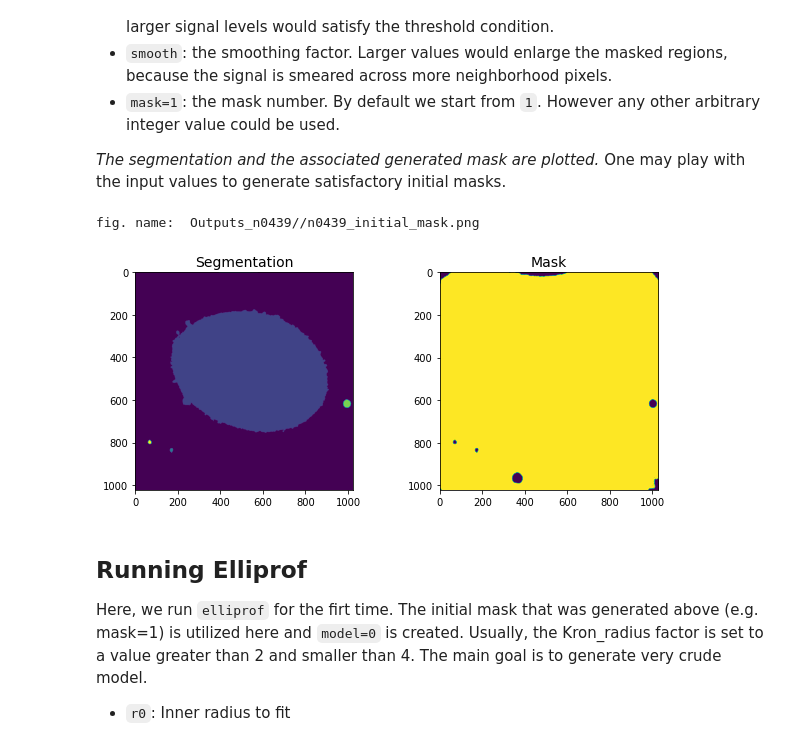
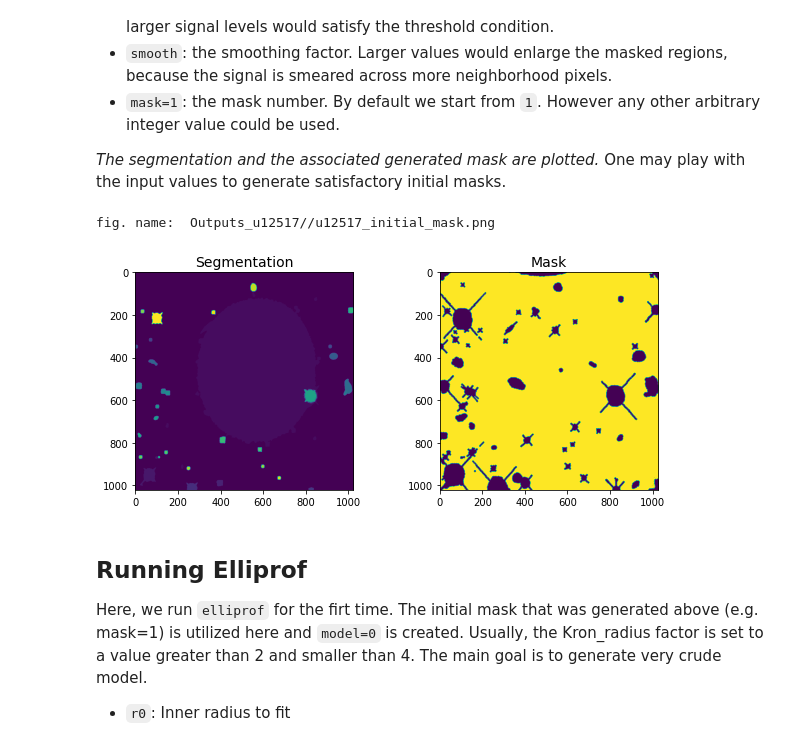
Before and after one commit to ekourkchi/old-SBF, a Jupyter notebook: User_Interface.ipynb, the cells around one changed output. Saved outputs shown, nothing was run; the diff lists cells and outputs as text; code cells hidden in the pictures.

Commit message:
adding masks, revising how sextractor find images

```diff
--- a/User_Interface.ipynb
+++ b/User_Interface.ipynb
@@ -111,8 +111,8 @@ def get_f(obj, r0, r1, nr):
 inFolder = '/media/Data/Home/PanStarrs/Jan/HI/augment/SBF/wfc3-16262/'
 # %%
 # obj = ellOBJ("n0679")
-# obj = ellOBJ("u12517")
-obj = ellOBJ("n0439")
+obj = ellOBJ("u12517")
+# obj = ellOBJ("n0439")
 
 
 # obj = ellOBJ("n3308", inFolder=inFolder)
@@ -191,18 +191,28 @@ One may play with the input values to generate satisfactory initial masks.
 # %%
 ax1, ax2 = obj.naive_Sextract(minArea=200, thresh=3, mask=0, smooth=5)
 ax1.set_title("Segmentation", fontsize=14)
 
 obj.addMasks(maskList=[0], mask=1)
+
+## improting Dmask and add it to the initial mask we find using
+## a crude SExtractor run
+Dmask =  obj.inFolder+'{}/{}j.dmask'.format(obj.name, obj.name)
+if os.path.exists(Dmask):
+    obj.inputMaks(Dmask, mask=0)
+    obj.addMasks(maskList=[0,1], mask=1)
+else:
+    print(Dmask+" doesn't exist.")
+
 im, h = obj.maskOpen(mask=1)
 ax2.imshow(np.flipud(im))
 ax2.set_title("Mask", fontsize=14)
 
 pngName = obj.objRoot+'/'+obj.name+'_initial_mask.png'
 plt.savefig(pngName)
 print("fig. name: ", pngName)
 # %% [output]
-fig. name:  Outputs_n0439//n0439_initial_mask.png
+fig. name:  Outputs_u12517//u12517_initial_mask.png
-[figure, old version]
+[figure, new version]
 # %% [markdown]
 ## Running Elliprof
 
```
Also changed, not shown: parts of 19 cells of this notebook, 1 other file.
